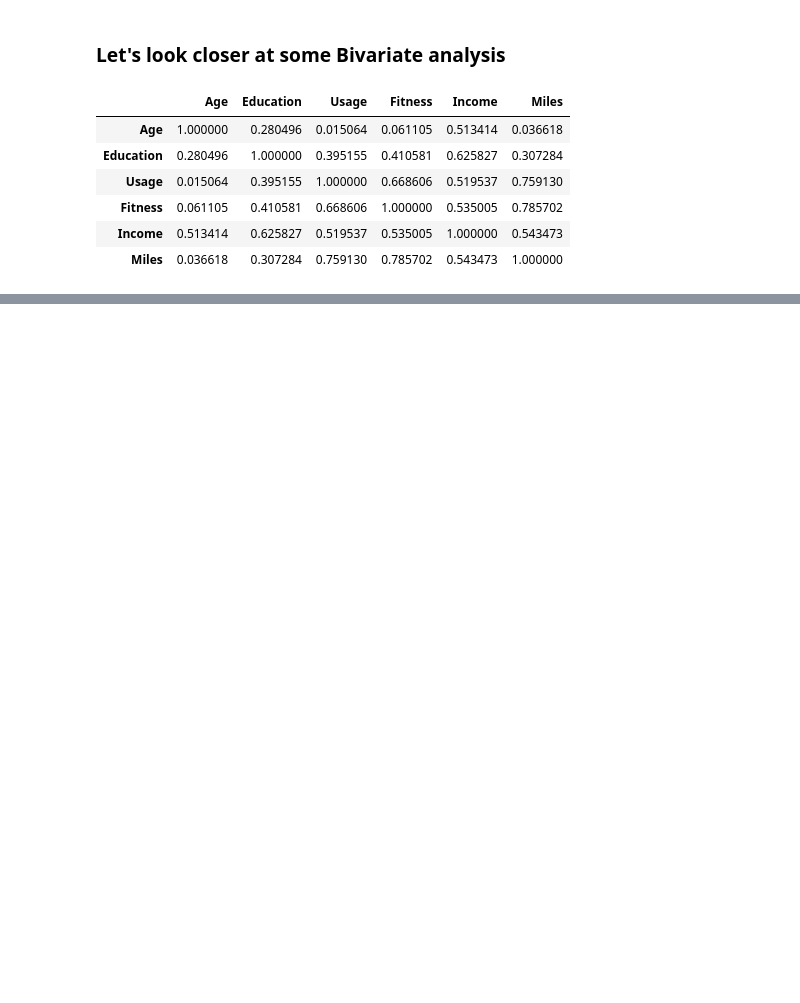
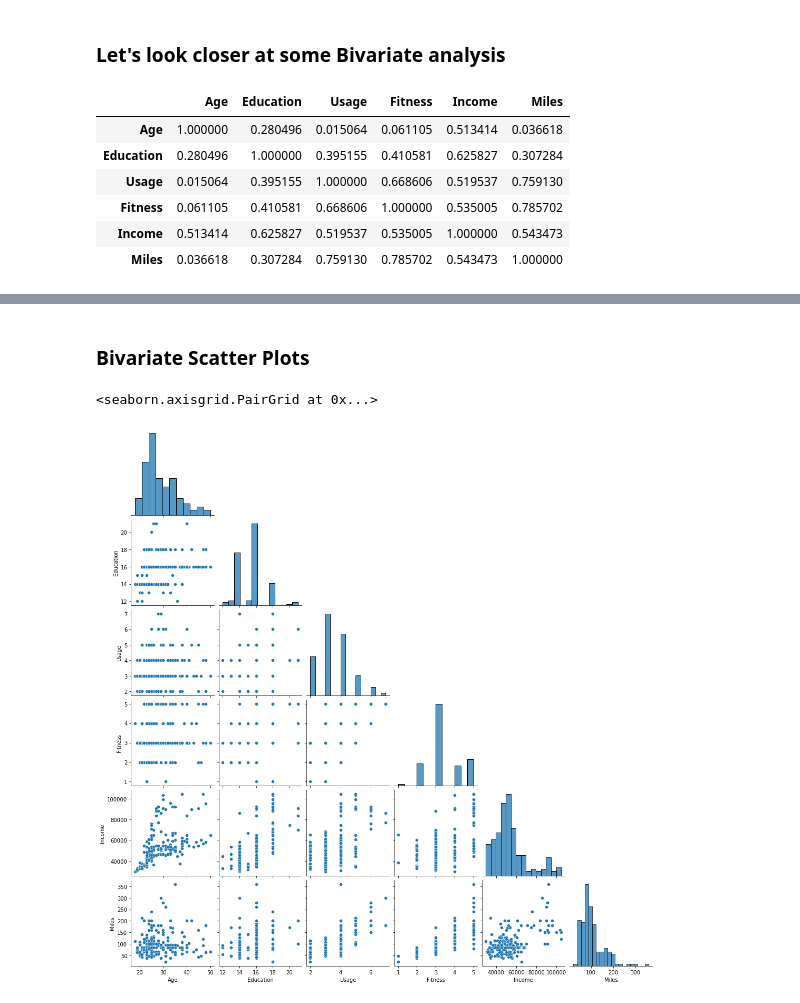
Before and after one commit to hanesi/DSBA-Cert-Course, a Jupyter notebook: Module 1/Project/CardioGoodFitnessProject.ipynb, the cells around one changed output, grey strips where cells are left out. Drawn from its saved outputs; the diff is of its cells as text; code cells hidden in the pictures; blank space fills up the shorter version.

```diff
--- a/Module 1/Project/CardioGoodFitnessProject.ipynb
+++ b/Module 1/Project/CardioGoodFitnessProject.ipynb
@@ -273,0 +284,7 @@ sns.heatmap(df.corr())
+# %% [markdown]
+### Bivariate Scatter Plots
+# %%
+sns.pairplot(df, corner=True)
+# %% [output]
+<seaborn.axisgrid.PairGrid at 0x...>
+[figure, added]
```
Also changed, not shown: parts of 24 cells of this notebook, 1 other file.
